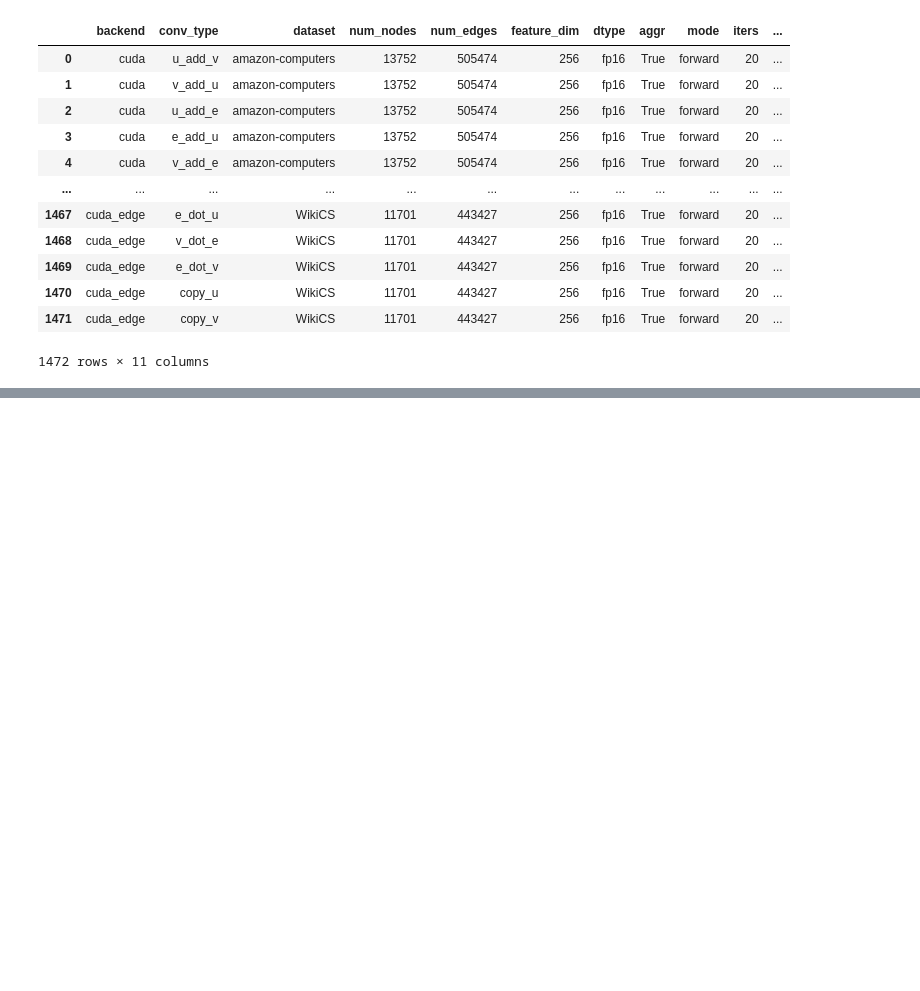
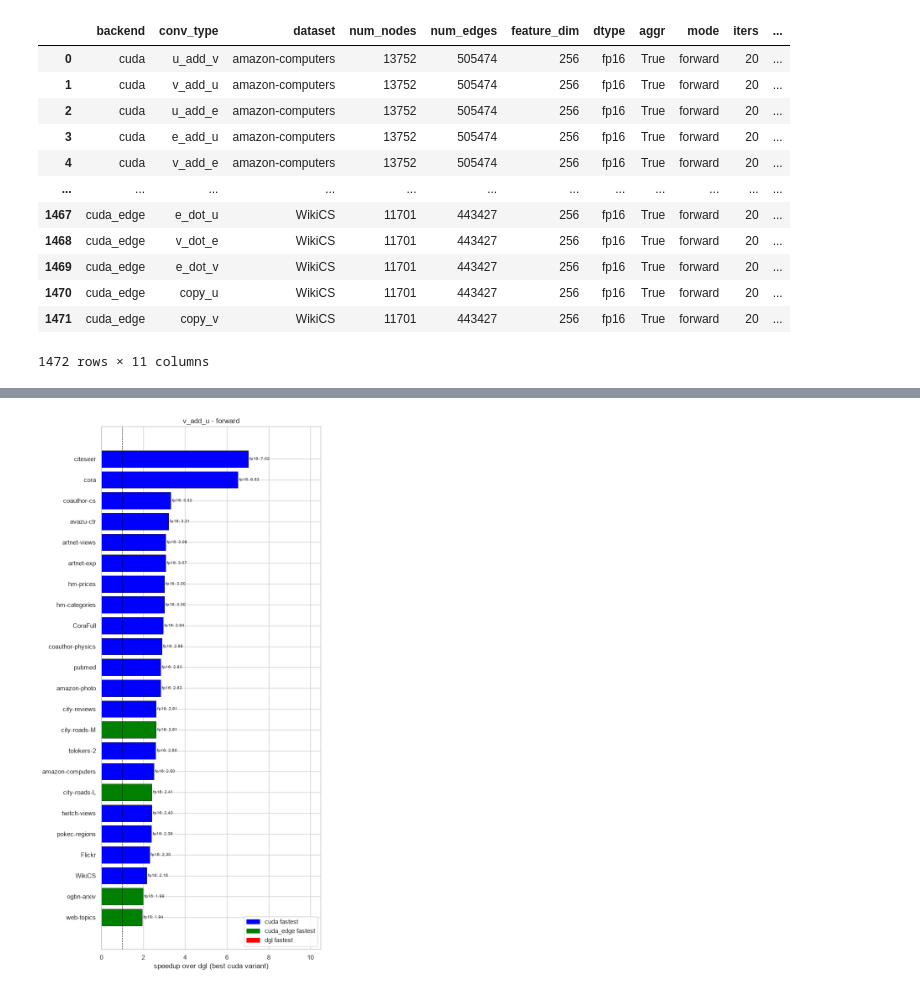
Before and after one commit to Abusagit/Turbo-GNN, a Jupyter notebook: scripts/analysis.ipynb, the cells around one changed output, grey strips where cells are left out. Cells and saved outputs as stored; diff of their text form; code cells hidden in the pictures; blank space fills up the shorter version.

```diff
--- a/scripts/analysis.ipynb
+++ b/scripts/analysis.ipynb
@@ -238,0 +227,46 @@ plt.show()
+# %%
+CONV = "v_add_u"
+
+# best speedup over dgl among the cuda variants (>1 = faster than dgl); inf/0 come from the OOM masking above
+df = result.xs(CONV, level="conv_type").reset_index()
+df["speedup"] = df[["cuda_speedup", "cuda_edge_speedup"]].max(axis=1)
+
+modes = [m for m in ("forward", "backward") if m in df["mode"].unique()]
+# order datasets by their shortest bar (min speedup over dtypes/modes), descending from the top
+shortest = df["speedup"].replace(np.inf, np.nan).groupby(df["dataset"]).min()
+datasets = shortest.sort_values(ascending=False).index.tolist()
+dtypes = sorted(df["dtype"].unique())
+
+bar_h = 0.8 / len(dtypes)
+y_base = np.arange(len(datasets))
+
+fig, axes = plt.subplots(1, len(modes), figsize=(7 * len(modes), 0.5 * len(datasets) + 2), sharey=True, squeeze=False)
+
+for ax, mode in zip(axes[0], modes):
+    sub = df[df["mode"] == mode]
+    finite = sub["speedup"].replace([np.inf, 0.0], np.nan)
+    cap = finite.max() * 1.1  # where to draw the "infinitely better" bars
+
+    for j, dtype in enumerate(dtypes):
+        d = sub[sub["dtype"] == dtype].set_index("dataset").reindex(datasets)
+        y = y_base - 0.4 + bar_h * (j + 0.5)
+        vals = d["speedup"].replace(np.inf, cap).fillna(0.0).values
+        ax.barh(y, vals, height=bar_h, color=d["color"].fillna("lightgray").values, edgecolor="black", linewidth=0.5)
+        for yi, v, raw in zip(y, vals, d["speedup"].values):
+            label = "∞" if np.isinf(raw) else ("OOM" if raw == 0.0 or np.isnan(raw) else f"{raw:.2f}")
+            ax.text(v, yi, f" {dtype}: {label}", va="center", ha="left", fontsize=7)
+
+    ax.axvline(1.0, color="black", linestyle="--", linewidth=0.8)
+    ax.set_yticks(y_base)
+    ax.set_yticklabels(datasets)
+    ax.invert_yaxis()  # first (largest min-speedup) dataset on top
+    ax.set_xlim(0, cap * 1.1)
+    ax.set_xlabel("speedup over dgl (best cuda variant)")
+    ax.set_title(f"{CONV} - {mode}")
+
+handles = [plt.Rectangle((0, 0), 1, 1, color=c, label=f"{b} fastest") for b, c in BACKEND_COLORS.items()]
+axes[0][0].legend(handles=handles, loc="lower right")
+fig.tight_layout()
+plt.show()
+# %% [output]
+[figure, added]
```
Also changed, not shown: parts of 10 cells of this notebook, 12 other files.
